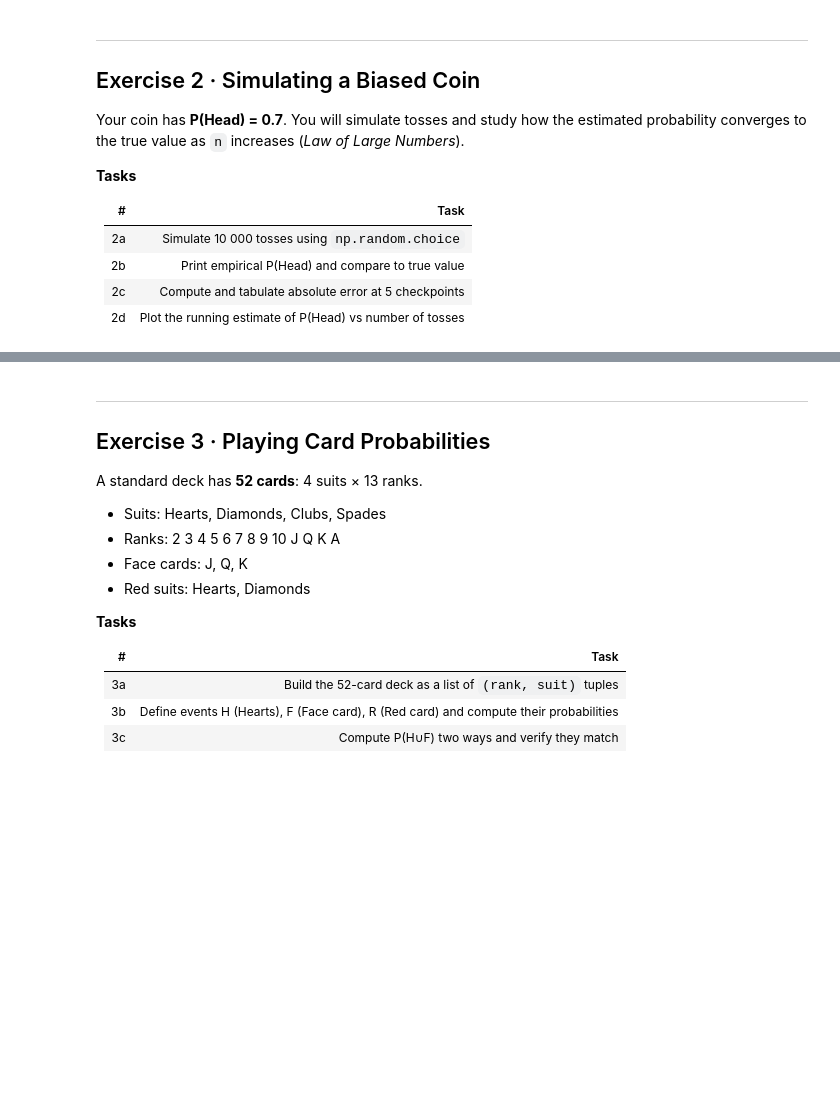
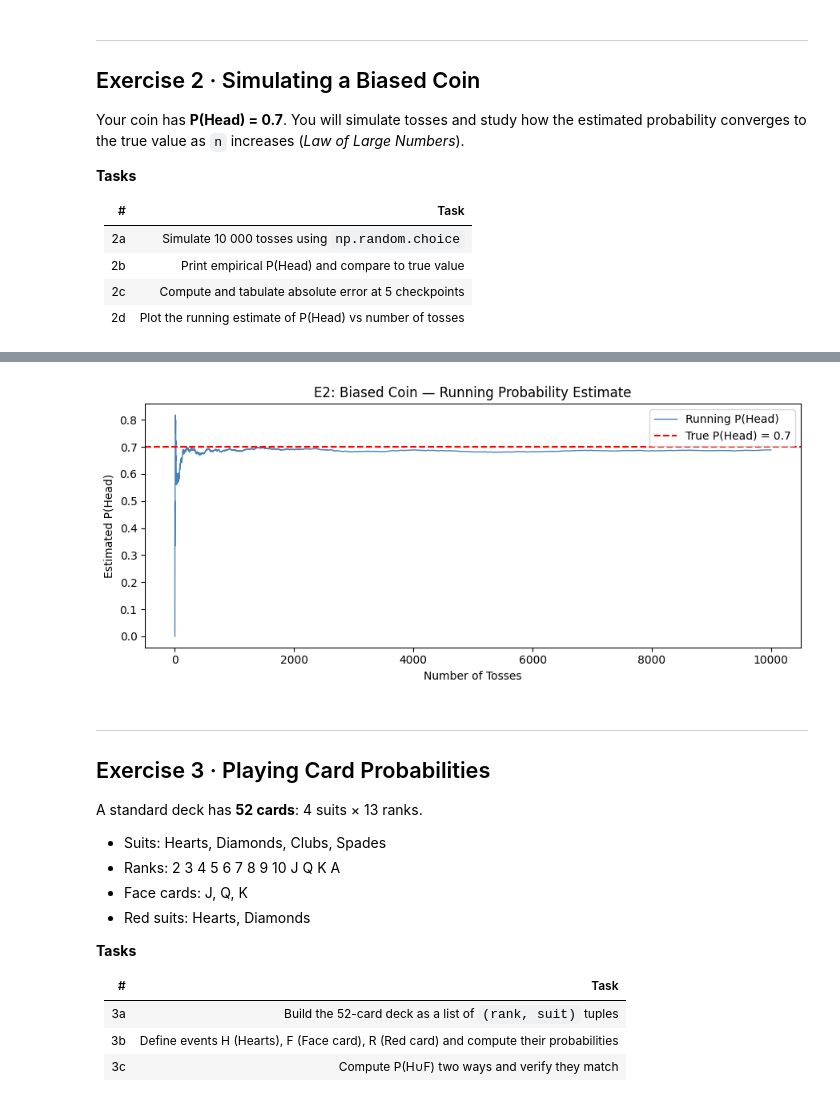
Before and after one commit to adithyan-cell/Python, a Jupyter notebook: 22AIE301_Lab_01_AIE24006.ipynb, the cells around one changed output, grey strips where cells are left out. Cells and saved outputs as stored; diff of their text form; code cells hidden in the pictures; blank space fills up the shorter version.

```diff
--- a/22AIE301_Lab_01_AIE24006.ipynb
+++ b/22AIE301_Lab_01_AIE24006.ipynb
@@ -119,9 +143,10 @@ TRUE_P = 0.7
 N      = 10_000
 
 tosses = np.random.choice(
-    [___, ___],        # possible outcomes
-    size=___,          # number of tosses
-    p=[___, ___]       # P(Head), P(Tail)  — must sum to 1
+    ['H', 'T'],        # possible outcomes
+    size=N,            # number of tosses
+    p=[0.7, 0.3]       # P(Head), P(Tail) — must sum to 1
 )
+
 print(f"First 20 tosses: {tosses[:20]}")
 print(f"Total tosses: {len(tosses)}")
@@ -144,21 +187,27 @@ for cp in checkpoints:
 # %%
 # ── 2d: Running estimate plot ─────────────────────────────────
 # running_est[i] = fraction of Heads in first (i+1) tosses
-running_est = np.cumsum(tosses == 'H') / np.arange(___, ___)
+running_est = np.cumsum(tosses == 'H') / np.arange(1, N + 1)
 
 plt.figure(figsize=(9, 4))
-plt.plot(___, color='steelblue', lw=1, label='Running P(Head)')
-plt.axhline(___, color='red', linestyle='--', lw=1.5,
+plt.plot(running_est, color='steelblue', lw=1, label='Running P(Head)')
+plt.axhline(TRUE_P, color='red', linestyle='--', lw=1.5,
             label=f'True P(Head) = {TRUE_P}')
 plt.xlabel('Number of Tosses')
 plt.ylabel('Estimated P(Head)')
 plt.title('E2: Biased Coin — Running Probability Estimate')
 plt.legend()
 plt.tight_layout()
 plt.show()
 
 # Write your observation below as a comment:
 # OBSERVATION:
+# The running estimate fluctuates significantly at the beginning
+# because only a few tosses have occurred. As the number of tosses
+# increases, the estimate stabilizes and approaches the true
+# probability (0.7). This demonstrates the Law of Large Numbers.
+# %% [output]
+[figure, added]
 # %% [markdown]
 ---
 ## Exercise 3 · Playing Card Probabilities
```
Also changed, not shown: parts of 16 cells of this notebook.
